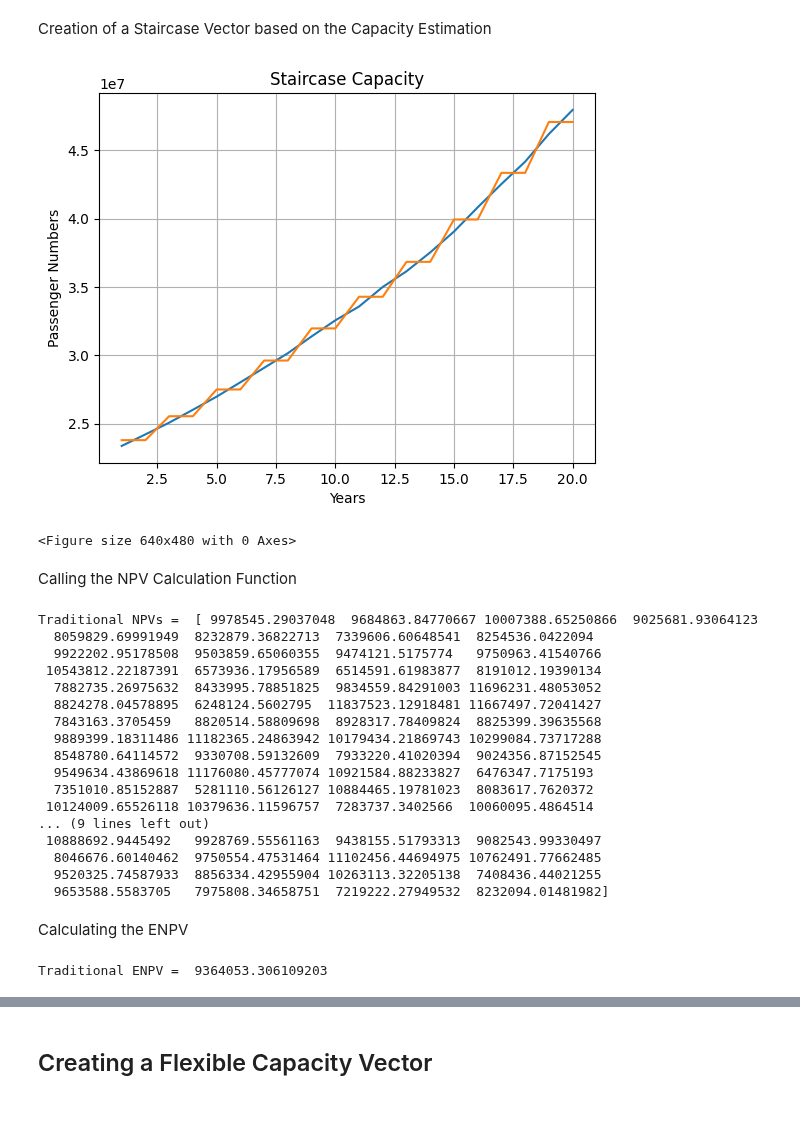
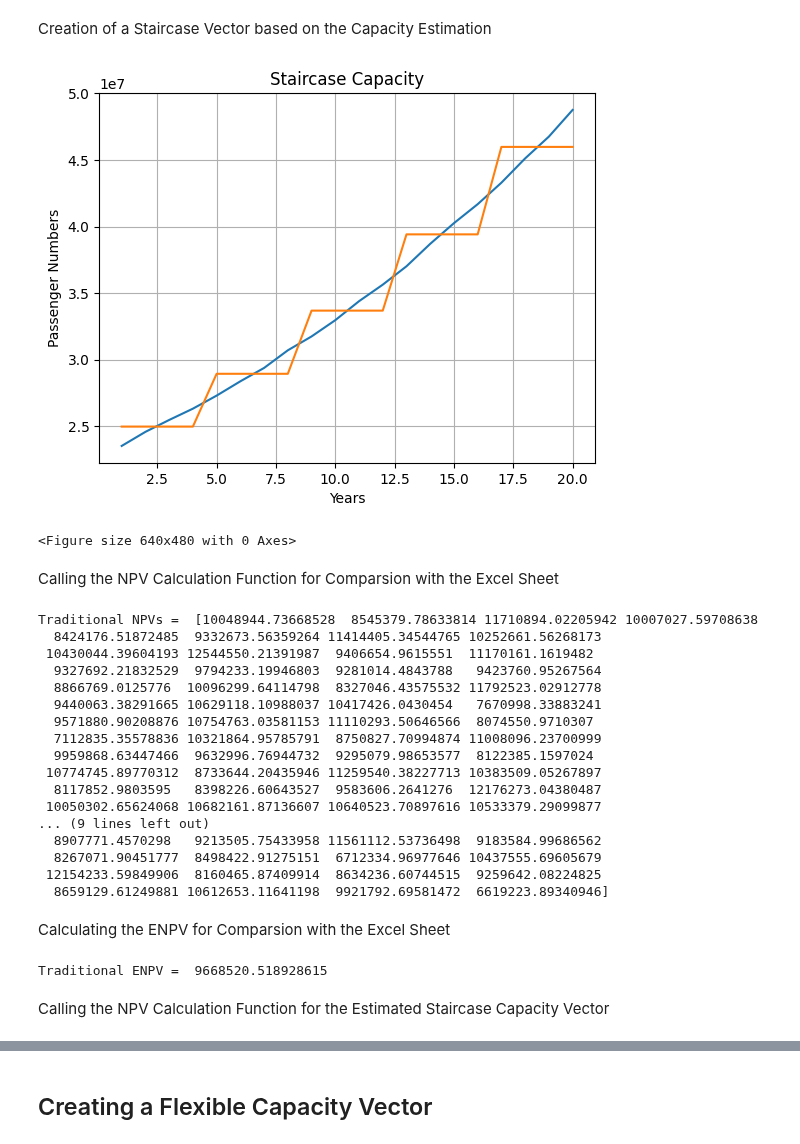
Before and after one commit to Oli767/VT1-Python-Files, a Jupyter notebook: VT1_with_Matrix_Import.ipynb, the cells around one changed output, grey strips where cells are left out. Cells and saved outputs as stored; diff of their text form; code cells hidden in the pictures; blank space fills up the shorter version.

Commit message:
Add Comments and Correct Flexible ENPV Calculation

```diff
--- a/VT1_with_Matrix_Import.ipynb
+++ b/VT1_with_Matrix_Import.ipynb
@@ -46,16 +48,17 @@ Creating a Defined Number of Forecasts and Ploting them
 # %%
 # Demand at t0
-Dt0 = 22561132
+# Dt0 = 22561132
+Dt0 = Historic_Demand[-1]
 # Steptime [Years]
 dt = 1
-# Time Horizon of Forecasts
+# Time Horizon of Forecasts in Steptime
 Fth = 20
 # Number of Forecasts
 Forecasts = 100
 
-# Callint the Scenario Creation Function
+# Calling the Scenario Creation Function
 Scenario = fn.Scenario_creation(mu, sigma, Dt0, dt, Fth, Forecasts)
 
 # Calling the Scenario Plotting Function
-fn.Scenario_plot(Scenario, Fth, "Demand Scenarios")
+fn.Scenario_plot(Scenario, Fth, "Demand Scenarios Created from Historic Data")
 # %% [output]
@@ -92,10 +97,11 @@ df_export_2.to_excel(excel_file, index=False)
 # %% [markdown]
 Creation of a mean Capacity Estimation
 # %%
-# Calculate a Mean Scenario as Estimation Vector
-meansvalues = np.mean(Scenario, axis=0)
+# Calculating a Mean Scenario for the Estimation of the Capacity Vector
+capacity_vector = np.mean(Scenario, axis=0)
 
-# Assinging the Mean Sceanrio as Capacity Vector
-capacity_vector = meansvalues
+# Plotting the Mean Sceanrio as Capacity Vector
 fn.Scenario_plot(capacity_vector, Fth, "Mean Capacity Vector")
+# Plotting the Demand (For Visual Comparison with the Mean Capacity Vector)
+fn.Scenario_plot(Scenario, Fth, "Demand Scenarios Created from Historic Data")
 # %% [output]
@@ -105,59 +112,65 @@ fn.Scenario_plot(capacity_vector, Fth, "Mean Capacity Vector")
 Creation of a Staircase Vector based on the Capacity Estimation
 # %%
 # Number of Capacity Changes
-num_steps = 10
+num_steps = 5
 # Qunatify the nonlinear Capacity Vector into a Step Vector
 bin_size = len(capacity_vector) // num_steps
 staircase_vector = np.zeros(len(capacity_vector))
 for i in range(num_steps):
     start_idx = i * bin_size
     end_idx = (i + 1) * bin_size
     if i == num_steps - 1:
         end_idx = len(capacity_vector)
     avg_value = np.mean(capacity_vector[start_idx:end_idx])
     staircase_vector[start_idx:end_idx] = avg_value
 
+# Estiamted Capacity Vector
 K_est = staircase_vector
+# Rounding the Estiamted Capacity Vector for further Calculations
 K_est_rounded = np.ceil(K_est / 1000000)
-
+# Combining the Mean Capacity Vector and the Staircase Capacity Vector for Plotting
 Capacity_plot = np.array([capacity_vector, staircase_vector])
+# Plotting the Combined Vector for Visual Inspection
 fn.Scenario_plot(Capacity_plot, Fth, "Staircase Capacity")
 # %% [output]
-[figure, old version]
+[figure, new version]
 <Figure size 640x480 with 0 Axes>
 # %% [markdown]
-Calling the NPV Calculation Function
+Calling the NPV Calculation Function for Comparsion with the Excel Sheet
 # %%
-# To compare with Excel -> We define same Capacity Vector
+# Defined Capacity Vector in the Excel Sheet -> To compare results
 K_excel_rounded = np.array(
     [25, 25, 25, 25, 30, 30, 30, 30, 30, 40, 40, 40, 40, 40, 50, 50, 50, 50, 50, 50]
 )
 
-# NPV Calculation to compare with Excel
+# Calling the NPV Calculatio Function to compare with Excel
 NPV_excel = fn.NPV_Calculation(D_rounded, K_excel_rounded, Fth, dt)
 print("Traditional NPVs = ", NPV_excel)
 # %% [output]
-Traditional NPVs =  [ 9978545.29037048  9684863.84770667 10007388.65250866  9025681.93064123
-  8059829.69991949  8232879.36822713  7339606.60648541  8254536.0422094
-  9922202.95178508  9503859.65060355  9474121.5175774   9750963.41540766
- 10543812.22187391  6573936.17956589  6514591.61983877  8191012.19390134
-  7882735.26975632  8433995.78851825  9834559.84291003 11696231.48053052
-  8824278.04578895  6248124.5602795  11837523.12918481 11667497.72041427
-  7843163.3705459   8820514.58809698  8928317.78409824  8825399.39635568
-  9889399.18311486 11182365.24863942 10179434.21869743 10299084.73717288
-  8548780.64114572  9330708.59132609  7933220.41020394  9024356.87152545
-  9549634.43869618 11176080.45777074 10921584.88233827  6476347.7175193
-  7351010.85152887  5281110.56126127 10884465.19781023  8083617.7620372
- 10124009.65526118 10379636.11596757  7283737.3402566  10060095.4864514
+Traditional NPVs =  [10048944.73668528  8545379.78633814 11710894.02205942 10007027.59708638
+  8424176.51872485  9332673.56359264 11414405.34544765 10252661.56268173
+ 10430044.39604193 12544550.21391987  9406654.9615551  11170161.1619482
+  9327692.21832529  9794233.19946803  9281014.4843788   9423760.95267564
+  8866769.0125776  10096299.64114798  8327046.43575532 11792523.02912778
+  9440063.38291665 10629118.10988037 10417426.0430454   7670998.33883241
+  9571880.90208876 10754763.03581153 11110293.50646566  8074550.9710307
+  7112835.35578836 10321864.95785791  8750827.70994874 11008096.23700999
+  9959868.63447466  9632996.76944732  9295079.98653577  8122385.1597024
+ 10774745.89770312  8733644.20435946 11259540.38227713 10383509.05267897
+  8117852.9803595   8398226.60643527  9583606.2641276  12176273.04380487
+ 10050302.65624068 10682161.87136607 10640523.70897616 10533379.29099877
 ... (9 lines left out)
- 10888692.9445492   9928769.55561163  9438155.51793313  9082543.99330497
-  8046676.60140462  9750554.47531464 11102456.44694975 10762491.77662485
-  9520325.74587933  8856334.42955904 10263113.32205138  7408436.44021255
-  9653588.5583705   7975808.34658751  7219222.27949532  8232094.01481982]
+  8907771.4570298   9213505.75433958 11561112.53736498  9183584.99686562
+  8267071.90451777  8498422.91275151  6712334.96977646 10437555.69605679
+ 12154233.59849906  8160465.87409914  8634236.60744515  9259642.08224825
+  8659129.61249881 10612653.11641198  9921792.69581472  6619223.89340946]
 # %% [markdown]
-Calculating the ENPV
+Calculating the ENPV for Comparsion with the Excel Sheet
 # %%
+# Calculating the ENPV for the Excel Capacity Vector
 ENPV_excel = np.mean(NPV_excel)
 print("Traditional ENPV = ", ENPV_excel)
 # %% [output]
-Traditional ENPV =  9364053.306109203
+Traditional ENPV =  9668520.518928615
+# %% [markdown]
+Calling the NPV Calculation Function for the Estimated Staircase Capacity Vector
```
Also changed, not shown: parts of 22 cells of this notebook, 2 other files.
